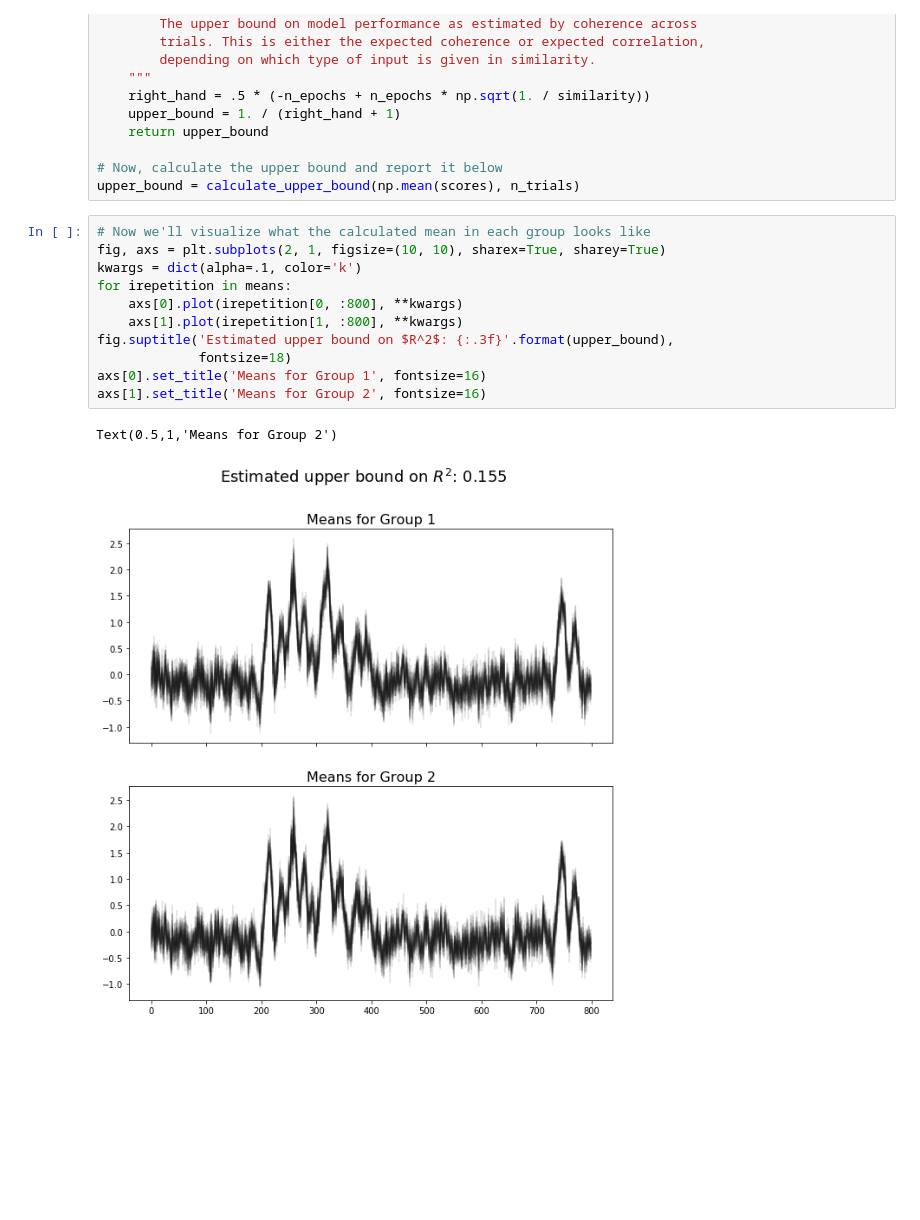
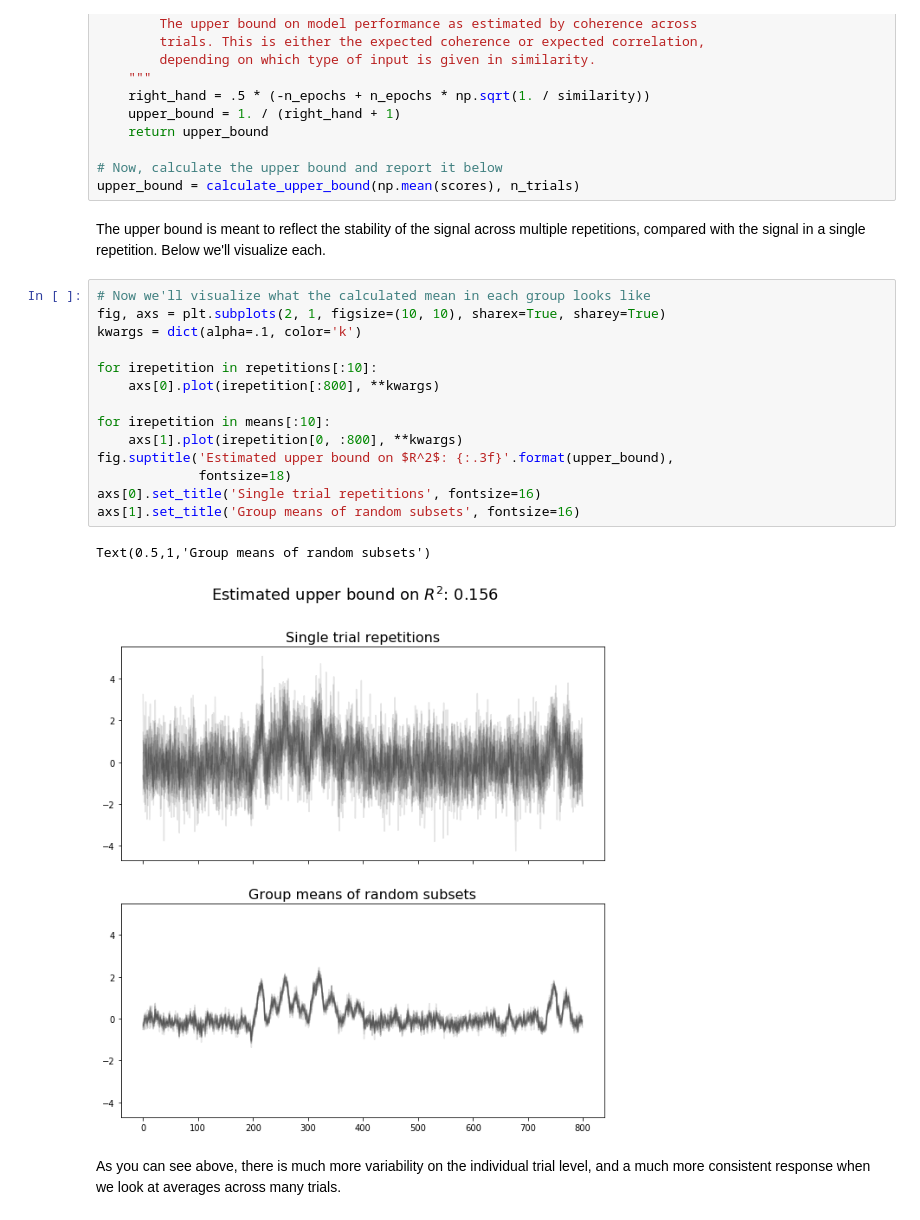
Before and after one commit to choldgraf/paper-encoding_decoding_electrophysiology, a Jupyter notebook: notebooks/Simulate Encoding and Decoding.ipynb, the cells around one changed output. Drawn from its saved outputs; the diff is of its cells as text; blank space fills up the shorter version.

```diff
--- a/notebooks/Simulate Encoding and Decoding.ipynb
+++ b/notebooks/Simulate Encoding and Decoding.ipynb
@@ -346,17 +346,24 @@ def calculate_upper_bound(similarity, n_epochs):
 
 # Now, calculate the upper bound and report it below
 upper_bound = calculate_upper_bound(np.mean(scores), n_trials)
+# %% [markdown]
+The upper bound is meant to reflect the stability of the signal across multiple repetitions, compared with the signal in a single repetition. Below we'll visualize each.
 # %%
 # Now we'll visualize what the calculated mean in each group looks like
 fig, axs = plt.subplots(2, 1, figsize=(10, 10), sharex=True, sharey=True)
 kwargs = dict(alpha=.1, color='k')
-for irepetition in means:
-    axs[0].plot(irepetition[0, :800], **kwargs)
-    axs[1].plot(irepetition[1, :800], **kwargs)
+
+for irepetition in repetitions[:10]:
+    axs[0].plot(irepetition[:800], **kwargs)
+
+for irepetition in means[:10]:
+    axs[1].plot(irepetition[0, :800], **kwargs)
 fig.suptitle('Estimated upper bound on $R^2$: {:.3f}'.format(upper_bound),
              fontsize=18)
-axs[0].set_title('Means for Group 1', fontsize=16)
-axs[1].set_title('Means for Group 2', fontsize=16)
+axs[0].set_title('Single trial repetitions', fontsize=16)
+axs[1].set_title('Group means of random subsets', fontsize=16)
 # %% [output]
-Text(0.5,1,'Means for Group 2')
+Text(0.5,1,'Group means of random subsets')
-[figure, old version]
+[figure, new version]
+# %% [markdown]
+As you can see above, there is much more variability on the individual trial level, and a much more consistent response when we look at averages across many trials.
```
Also changed, not shown: parts of 2 cells of this notebook, 5 other files.
